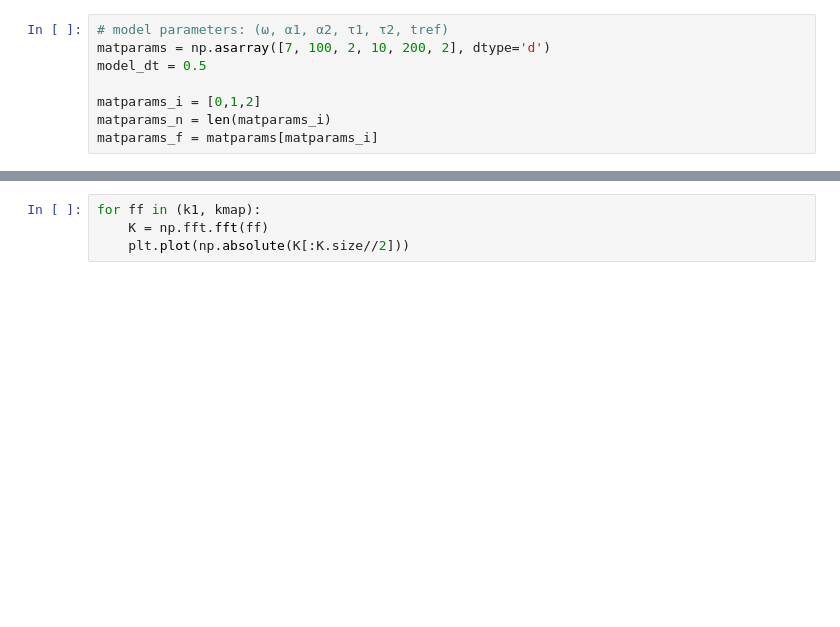
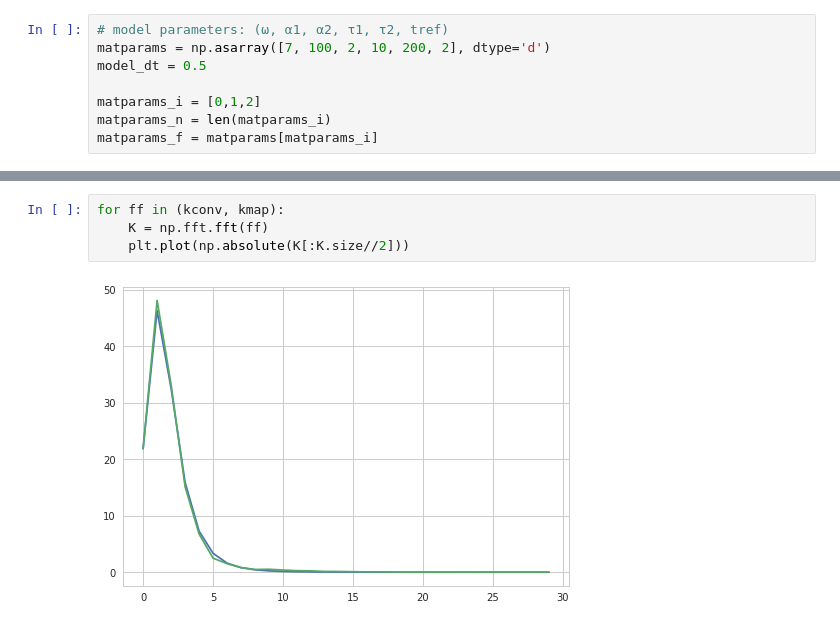
Before and after one commit to melizalab/dstrf, a Jupyter notebook: notebooks/glmat/glmat_1d_rothman_twin.ipynb, the cells around one changed output, grey strips where cells are left out. Drawn from its saved outputs; the diff is of its cells as text; blank space fills up the shorter version.

```diff
--- a/notebooks/glmat/glmat_1d_rothman_twin.ipynb
+++ b/notebooks/glmat/glmat_1d_rothman_twin.ipynb
@@ -265,7 +293,9 @@ print(theta[:matparams_n])
 # %%
-for ff in (k1, kmap):
+for ff in (kconv, kmap):
     K = np.fft.fft(ff)
     plt.plot(np.absolute(K[:K.size//2]))
+# %% [output]
+[figure, added]
 # %%
 from corner import corner
 sns.set_style("whitegrid")
```
Also changed, not shown: parts of 16 cells of this notebook.
